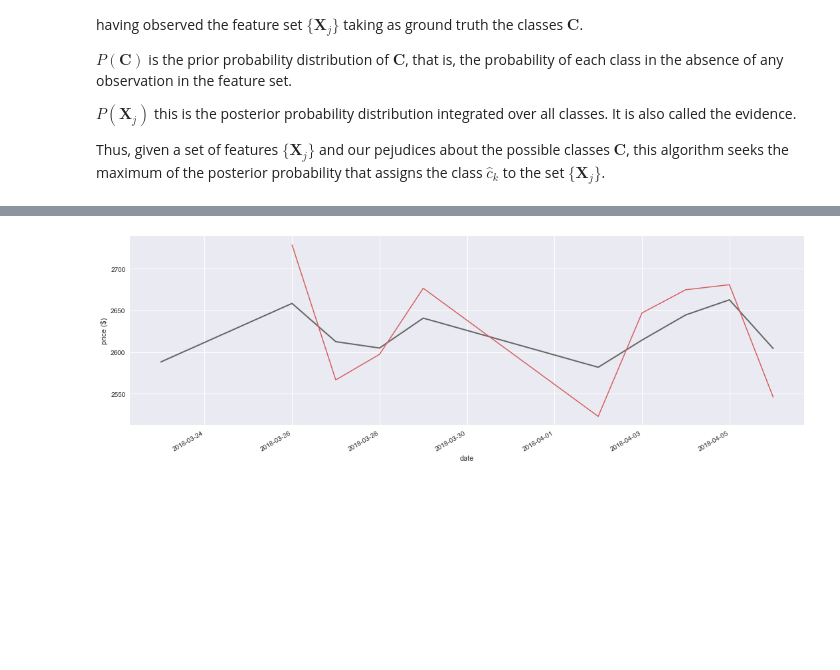
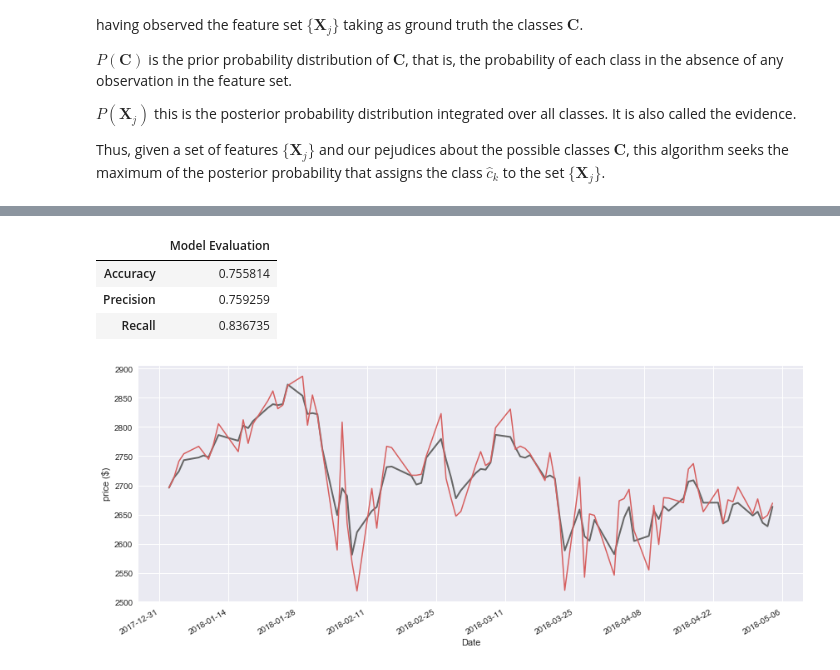
Before and after one commit to CBTrading/Experiments, a Jupyter notebook: ml-basics/ml-naive-bayes.ipynb, the cells around one changed output, grey strips where cells are left out. Cells and saved outputs as stored; diff of their text form; code cells hidden in the pictures; blank space fills up the shorter version.

```diff
--- a/ml-basics/ml-naive-bayes.ipynb
+++ b/ml-basics/ml-naive-bayes.ipynb
@@ -82,26 +86,19 @@ for_prediction = for_prediction.filter(items=s, axis=1)
 # %%
-# binarize class column
-Y = for_training["class"].apply(lambda x: 1 if x=="UP" else -1)
-X = for_training.drop(columns="class")
-# remove_columns(X, "year month day gspc roc mom lag volume".split(), inplace=True)
 # implement data normalization
 X_norm = X.apply(preprocessing.scale)
-# implement filtering of features
-mi = mutual_info_regression(X_norm, Y)
-X_norm = X_norm[X_norm.columns[mi>np.percentile(mi, 95)]]
 # implement data splitting
 X_train, X_test = data_split(X_norm, ratio=0.8)
 Y_train, Y_test = data_split(Y, ratio=0.8)
 sp500_train, sp500_test = data_split(sp500, ratio=0.8)
 # implement model training
-nbg = GaussianNB()
-nbg.fit(X_train, Y_train)
+cls = GaussianNB(priors=[0.5, 0.5])
+cls.fit(X_train, Y_train)
 # implement model testing
-Y_pred = nbg.predict(X_test)
+Y_pred = cls.predict(X_test)
 # implement model evaluation
 accuracy = accuracy_score(Y_test, Y_pred)
 precision = precision_score(Y_test, Y_pred)
 recall = recall_score(Y_test, Y_pred)
-model_eval = pd.Series(data=[accuracy, precision, recall], index="Accuracy Precision Recall".split(), name="Model Evaluation")
+model_eval = pd.DataFrame(data=[accuracy, precision, recall], index="Accuracy Precision Recall".split(), columns=["Model Evaluation"])
 model_eval
 # %% [output]
@@ -127,21 +125,33 @@ fig.tight_layout()
 # %%
-X_prediction = for_prediction.drop(columns="class")
+X_prediction = X_raw.copy()[X_raw.index >= "2018-01-01"]
+Y_actual = Y_raw.copy()[X_raw.index >= "2018-01-01"]["Class"]
+sp500_prediction = Y_raw.loc[X_raw.index >= "2018-01-01", "S&P 500 price"]
+
 X_prediction = X_prediction.apply(preprocessing.scale)
-# remove_columns(X_prediction, "year month day gspc roc mom lag volume".split(), inplace=True)
-X_prediction = X_prediction[X_prediction.columns[mi>np.percentile(mi, 95)]]
+Y_prediction = cls.predict(X_prediction)
 
-Y_prediction = nbg.predict(X_prediction)
-
-fig, ax = plt.subplots(1, 1, figsize=(15, 5))
+fig, ax = plt.subplots(1, 1, figsize=(12, 5))
 
 sp500_prediction.plot(lw=2.0, color="0.4")
 
-delta_y = abs(sp500_prediction.diff())
+delta_y = abs(sp500_prediction.diff().shift())
+delta_y.fillna(0.0, inplace=True)
 y = sp500_prediction
 price_pred = Y_prediction*delta_y + y
 
 ax.plot(X_prediction.index, price_pred, lw=1.5, color="r")
 ax.set_ylabel(r"price ($)")
 fig.tight_layout()
+
+accuracy = accuracy_score(Y_actual, Y_prediction)
+precision = precision_score(Y_actual, Y_prediction)
+recall = recall_score(Y_actual, Y_prediction)
+# print classification_report(Y_actual, Y_prediction)
+model_eval = pd.DataFrame(data=[accuracy, precision, recall], index="Accuracy Precision Recall".split(), columns=["Model Evaluation"])
+model_eval
 # %% [output]
+|  | Model Evaluation |
+| Accuracy | 0.755814 |
+| Precision | 0.759259 |
+| Recall | 0.836735 |
-[figure, old version]
+[figure, new version]
```
Also changed, not shown: parts of 6 cells of this notebook.
